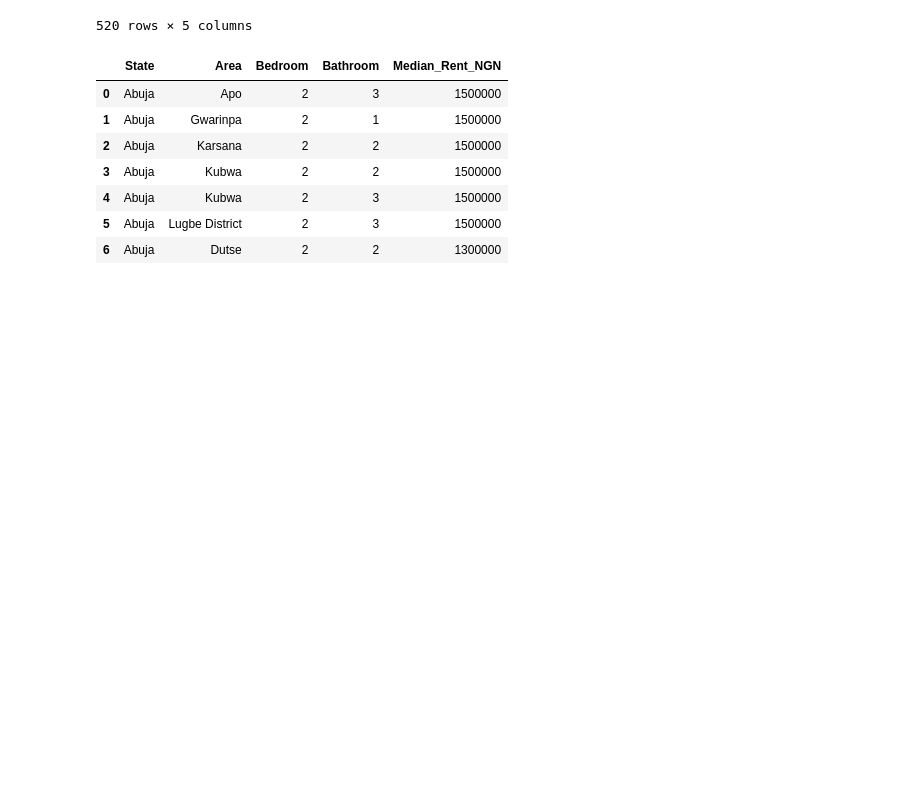
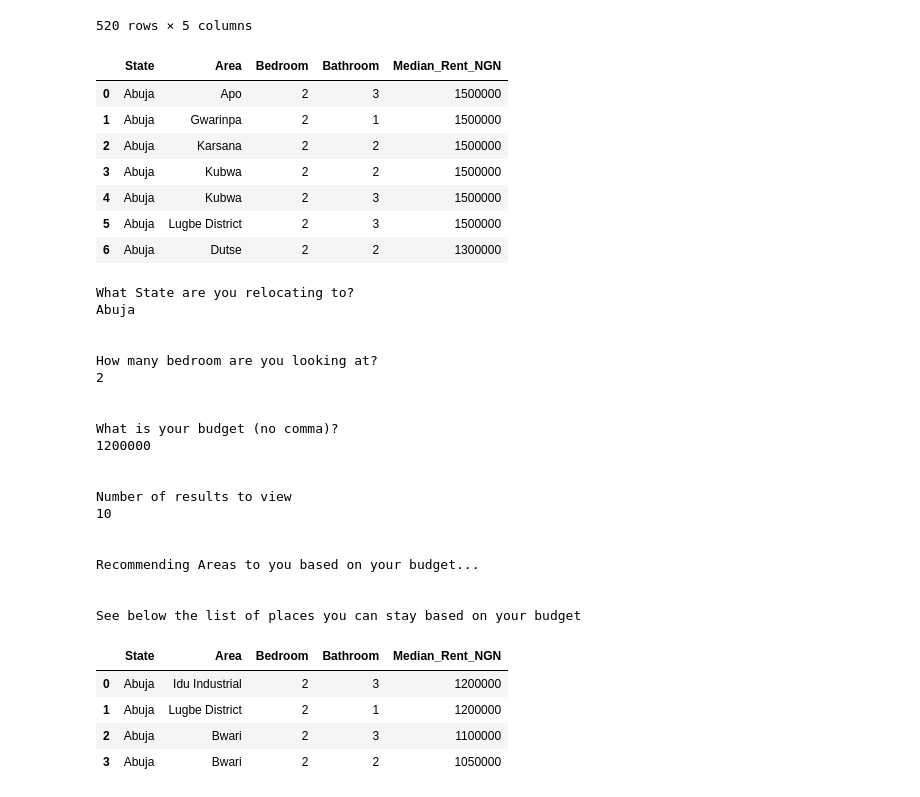
Before and after one commit to tosmartak/Data-Science-and-Machine-Learning-Projects-with-Python, a Jupyter notebook: Nigerian_State_Relocation_Guide_and_Tips.ipynb, the cells around one changed output. Saved outputs shown, nothing was run; the diff lists cells and outputs as text; code cells hidden in the pictures; blank space fills up the shorter version.

```diff
--- a/Nigerian_State_Relocation_Guide_and_Tips.ipynb
+++ b/Nigerian_State_Relocation_Guide_and_Tips.ipynb
@@ -1510,19 +1508,47 @@ search("Abuja", 2, 1500000, 7)
 | 5 | Abuja | Lugbe District | 2 | 3 | 1500000 |
 | 6 | Abuja | Dutse | 2 | 2 | 1300000 |
 # %%
-# # Define an interactive function to find an apartment
-# def find_an_apartment():
-#   State = input('What State are you relocating to?\n')
-#   print("\n")
-#   Bedroom = int(input('How many bedroom are you looking at?\n'))
-#   print("\n")
-#   budget = int(input('What is your budget (no comma)?\n'))
-#   print("\n")
-#   top_n = int(input('Number of results to view\n'))
-#   print("\n")
+# Define an interactive function to find an apartment
+def find_an_apartment():
+  State = input('What State are you relocating to?\n')
+  print("\n")
+  Bedroom = int(input('How many bedroom are you looking at?\n'))
+  print("\n")
+  budget = int(input('What is your budget (no comma)?\n'))
+  print("\n")
+  top_n = int(input('Number of results to view\n'))
+  print("\n")
 
-#   apartment_rec = search(State, Bedroom, budget, top_n)
-#   print('Recommending Areas to you based on your budget...')
-#   print("\n")
-#   print('\033[1mSee below the list of places you can stay based on your budget\033[0m')
-#   return apartment_rec
+  apartment_rec = search(State, Bedroom, budget, top_n)
+  print('Recommending Areas to you based on your budget...')
+  print("\n")
+  print('\033[1mSee below the list of places you can stay based on your budget\033[0m')
+  return apartment_rec
+# %%
+find_an_apartment()
+# %% [output]
+What State are you relocating to?
+Abuja
+
+
+How many bedroom are you looking at?
+2
+
+
+What is your budget (no comma)?
+1200000
+
+
+Number of results to view
+10
+
+
+Recommending Areas to you based on your budget...
+
+
+See below the list of places you can stay based on your budget
+|  | State | Area | Bedroom | Bathroom | Median_Rent_NGN |
+| 0 | Abuja | Idu Industrial | 2 | 3 | 1200000 |
+| 1 | Abuja | Lugbe District | 2 | 1 | 1200000 |
+| 2 | Abuja | Bwari | 2 | 3 | 1100000 |
+| 3 | Abuja | Bwari | 2 | 2 | 1050000 |
```
Also changed, not shown: parts of 1 cell of this notebook.
